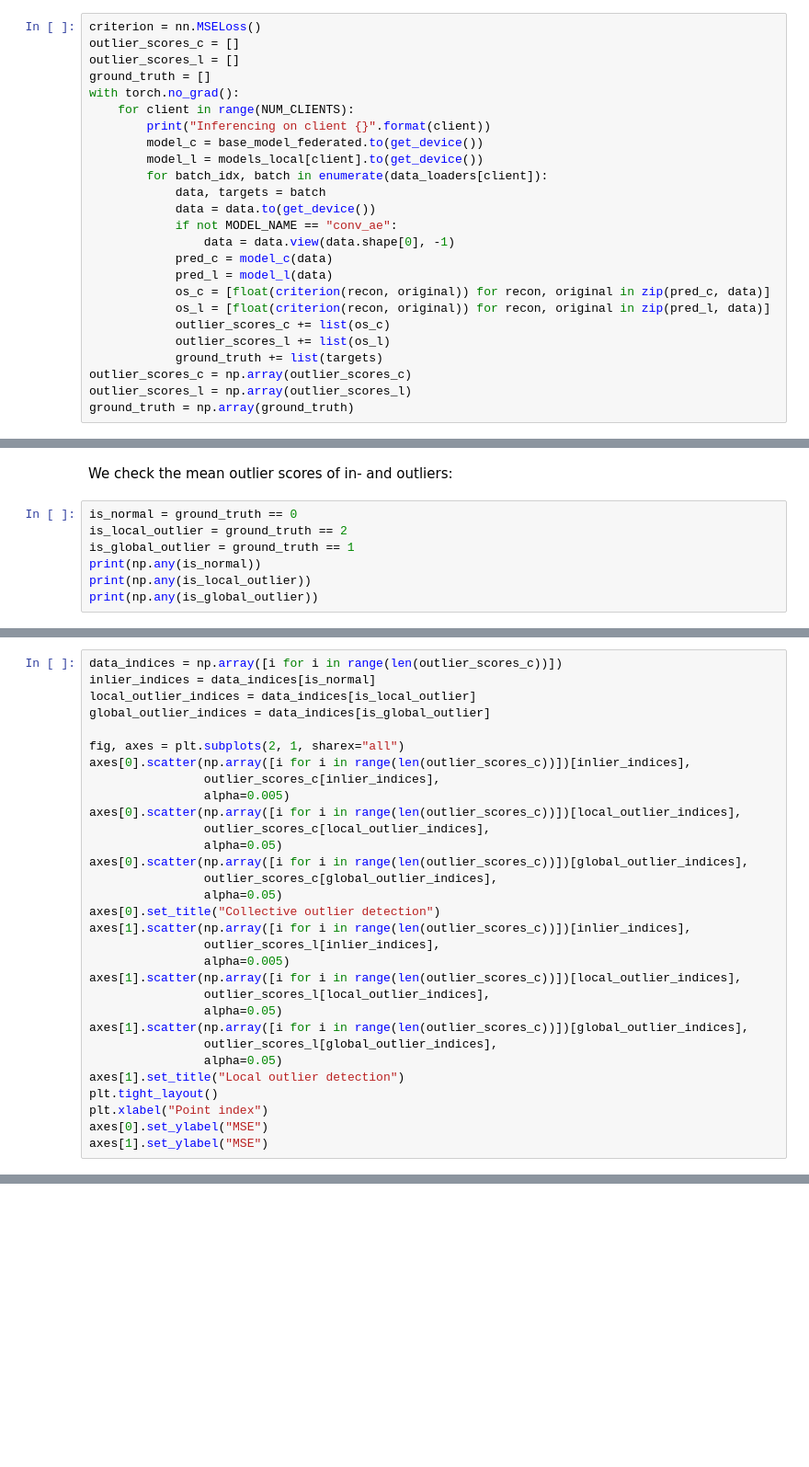
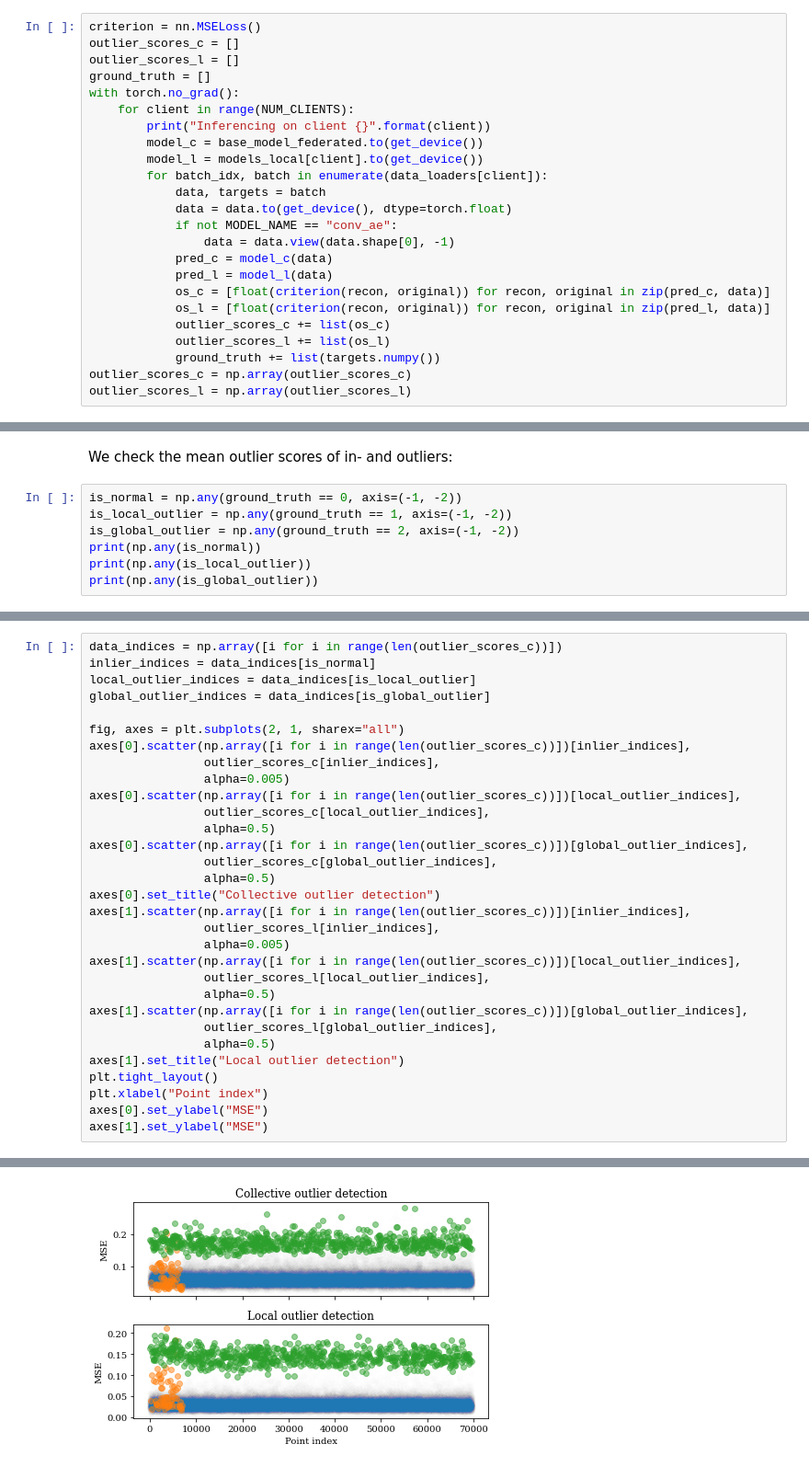
Before and after one commit to heymarco/edge_outlier_detection, a Jupyter notebook: EXP_cifar.ipynb, the cells around one changed output, grey strips where cells are left out. Shown at 92% size. Saved outputs shown, nothing was run; the diff lists cells and outputs as text; blank space fills up the shorter version.

```diff
--- a/EXP_cifar.ipynb
+++ b/EXP_cifar.ipynb
@@ -507,7 +490,7 @@ with torch.no_grad():
         model_l = models_local[client].to(get_device())
         for batch_idx, batch in enumerate(data_loaders[client]):
             data, targets = batch
-            data = data.to(get_device())
+            data = data.to(get_device(), dtype=torch.float)
             if not MODEL_NAME == "conv_ae":
                 data = data.view(data.shape[0], -1)
             pred_c = model_c(data)
@@ -516,7 +499,6 @@ with torch.no_grad():
             os_l = [float(criterion(recon, original)) for recon, original in zip(pred_l, data)]
             outlier_scores_c += list(os_c)
             outlier_scores_l += list(os_l)
-            ground_truth += list(targets)
+            ground_truth += list(targets.numpy())
 outlier_scores_c = np.array(outlier_scores_c)
 outlier_scores_l = np.array(outlier_scores_l)
-ground_truth = np.array(ground_truth)
@@ -523,9 +518,9 @@ ground_truth = np.array(ground_truth)
 # %% [markdown]
 We check the mean outlier scores of in- and outliers:
 # %%
-is_normal = ground_truth == 0
-is_local_outlier = ground_truth == 2
-is_global_outlier = ground_truth == 1
+is_normal = np.any(ground_truth == 0, axis=(-1, -2))
+is_local_outlier = np.any(ground_truth == 1, axis=(-1, -2))
+is_global_outlier = np.any(ground_truth == 2, axis=(-1, -2))
 print(np.any(is_normal))
 print(np.any(is_local_outlier))
 print(np.any(is_global_outlier))
@@ -557,22 +563,23 @@ axes[0].scatter(np.array([i for i in range(len(outlier_scores_c))])[inlier_indic
                 alpha=0.005)
 axes[0].scatter(np.array([i for i in range(len(outlier_scores_c))])[local_outlier_indices],
                 outlier_scores_c[local_outlier_indices],
-                alpha=0.05)
+                alpha=0.5)
 axes[0].scatter(np.array([i for i in range(len(outlier_scores_c))])[global_outlier_indices],
                 outlier_scores_c[global_outlier_indices],
-                alpha=0.05)
+                alpha=0.5)
 axes[0].set_title("Collective outlier detection")
 axes[1].scatter(np.array([i for i in range(len(outlier_scores_c))])[inlier_indices],
                 outlier_scores_l[inlier_indices],
                 alpha=0.005)
 axes[1].scatter(np.array([i for i in range(len(outlier_scores_c))])[local_outlier_indices],
                 outlier_scores_l[local_outlier_indices],
-                alpha=0.05)
+                alpha=0.5)
 axes[1].scatter(np.array([i for i in range(len(outlier_scores_c))])[global_outlier_indices],
                 outlier_scores_l[global_outlier_indices],
-                alpha=0.05)
+                alpha=0.5)
 axes[1].set_title("Local outlier detection")
 plt.tight_layout()
 plt.xlabel("Point index")
 axes[0].set_ylabel("MSE")
 axes[1].set_ylabel("MSE")
+# %% [output]
@@ -578,0 +587 @@ axes[1].set_ylabel("MSE")
+[figure, added]
```
Also changed, not shown: parts of 35 cells of this notebook, 3 other files.
